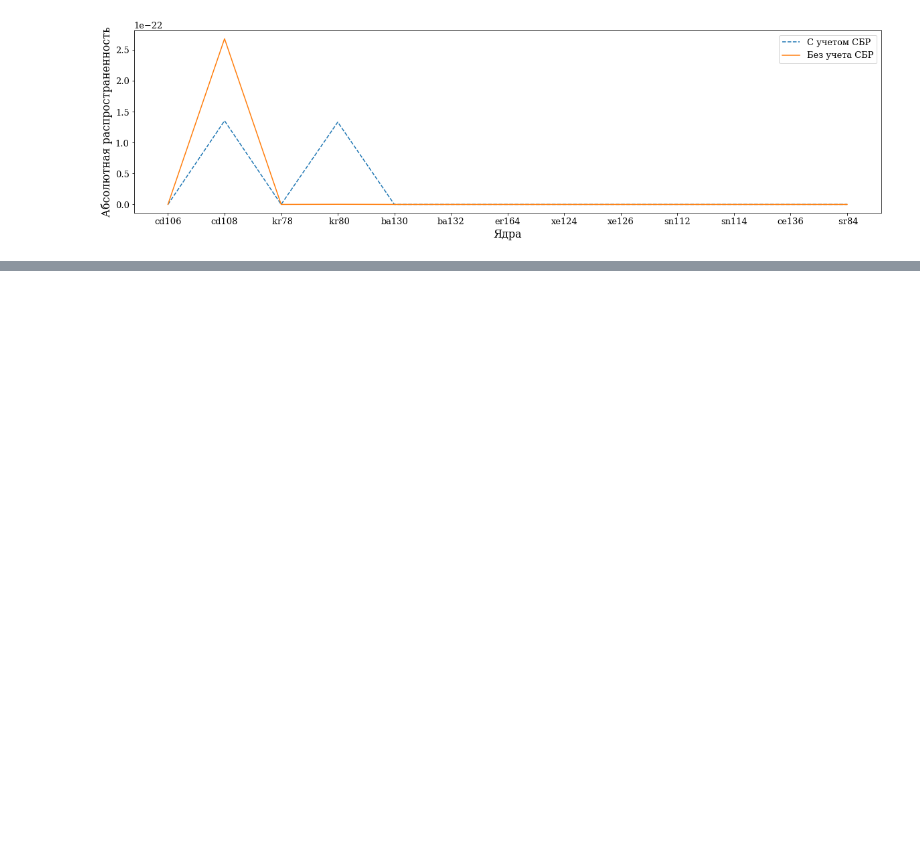
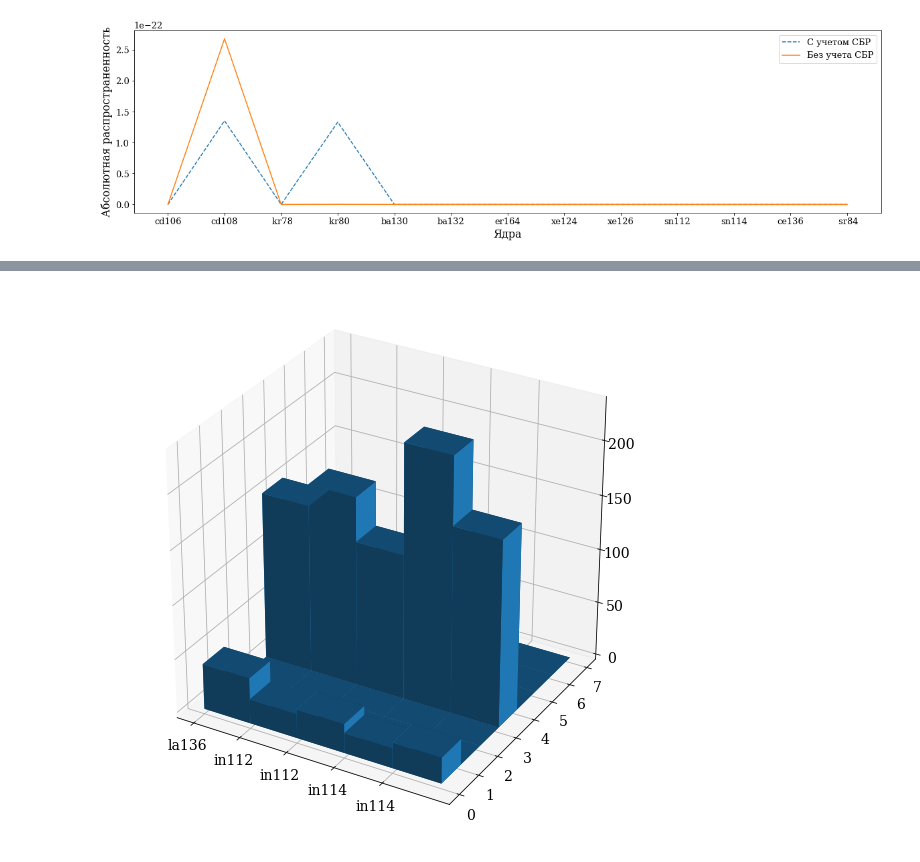
Before and after one commit to amakhno/Thesis, a Jupyter notebook: Plot.ipynb, the cells around one changed output, grey strips where cells are left out. Saved outputs shown, nothing was run; the diff lists cells and outputs as text; code cells hidden in the pictures; blank space fills up the shorter version.

```diff
--- a/Plot.ipynb
+++ b/Plot.ipynb
@@ -189,0 +191,89 @@ plt.show()
+# %%
+def write_solution(filename ,multiply):
+    with open(filename) as f:
+        content = f.readlines()
+
+    content = [x.strip() for x in content]
+
+    t_array = []
+    sig_array = []
+
+    for index in range(0, len(content)):
+        splitted = content[index].rsplit(' ')
+        t_array.append(float(splitted[0])/1e9)
+        val = float(splitted[1]) * multiply
+        if (val > 0):
+            sig_array.append(np.log(val))
+        else:
+            sig_array.append(np.log(np.abs(val)))
+
+
+    def build_a(t_arr):
+        if isinstance(t_arr, list):
+            if len(t_arr) >= 7:
+                a = []
+                for index in range(len(t_arr)):
+                    t = t_arr[index]
+                    a.append([1, t**(-1), t**(-1.0/3), t**(1.0/3), t, t**(5.0/3), np.log(t)])
+                return a
+            else:
+                pass
+        else:
+            pass
+
+    a = build_a(t_array)
+    b = sig_array
+
+    x = []; y = []
+    x_lstsq_full, _, _, _ =np.linalg.lstsq(a, b, rcond=1)
+
+    names = os.path.splitext(os.path.basename(filename))[0].rsplit('-')
+
+    return names[1], x_lstsq_full
+
+onlyfiles = [f for f in os.listdir('out-sig') if os.path.isfile(os.path.join('out-sig', f))]
+
+names_arr = []
+params_arr = []
+elems_count = 5
+
+for file_index in range(0, elems_count):
+    name, params = write_solution('out-sig/' + onlyfiles[file_index], 1)
+    names_arr.append(name)
+    params_arr.append(params)
+
+#print(names_arr)
+#print(params_arr)
+
+# setup the figure and axes
+fig = plt.figure(figsize=(10, 10))
+ax1 = fig.add_subplot(111, projection='3d')
+
+# fake data
+_x = range(0,len(names_arr))
+_y = range(0,7)
+_xx, _yy = np.meshgrid(_x, _y)
+x, y = _xx.ravel(), _yy.ravel()
+z = []
+
+for index in range(len(x)):
+    temp_x = x[index]
+    temp_y = y[index]
+    index_in_names = temp_x
+    if (params_arr[index_in_names][temp_y] > 0):
+        z.append(params_arr[index_in_names][temp_y])
+    else:
+        z.append(0)
+
+top = z
+bottom =  np.zeros_like(z) #np.multiply(z, -1)#
+width = depth = 1
+
+ax1.bar3d(x, y, bottom, width, depth, top, shade=True)
+plt.xticks(_x, names_arr)
+#ax1.set_title('Shaded')
+
+fig.savefig("out-plot/result-a.png")
+plt.show()
+# %% [output]
+[figure, added]
```
Also changed, not shown: parts of 4 cells of this notebook, 4 other files.
